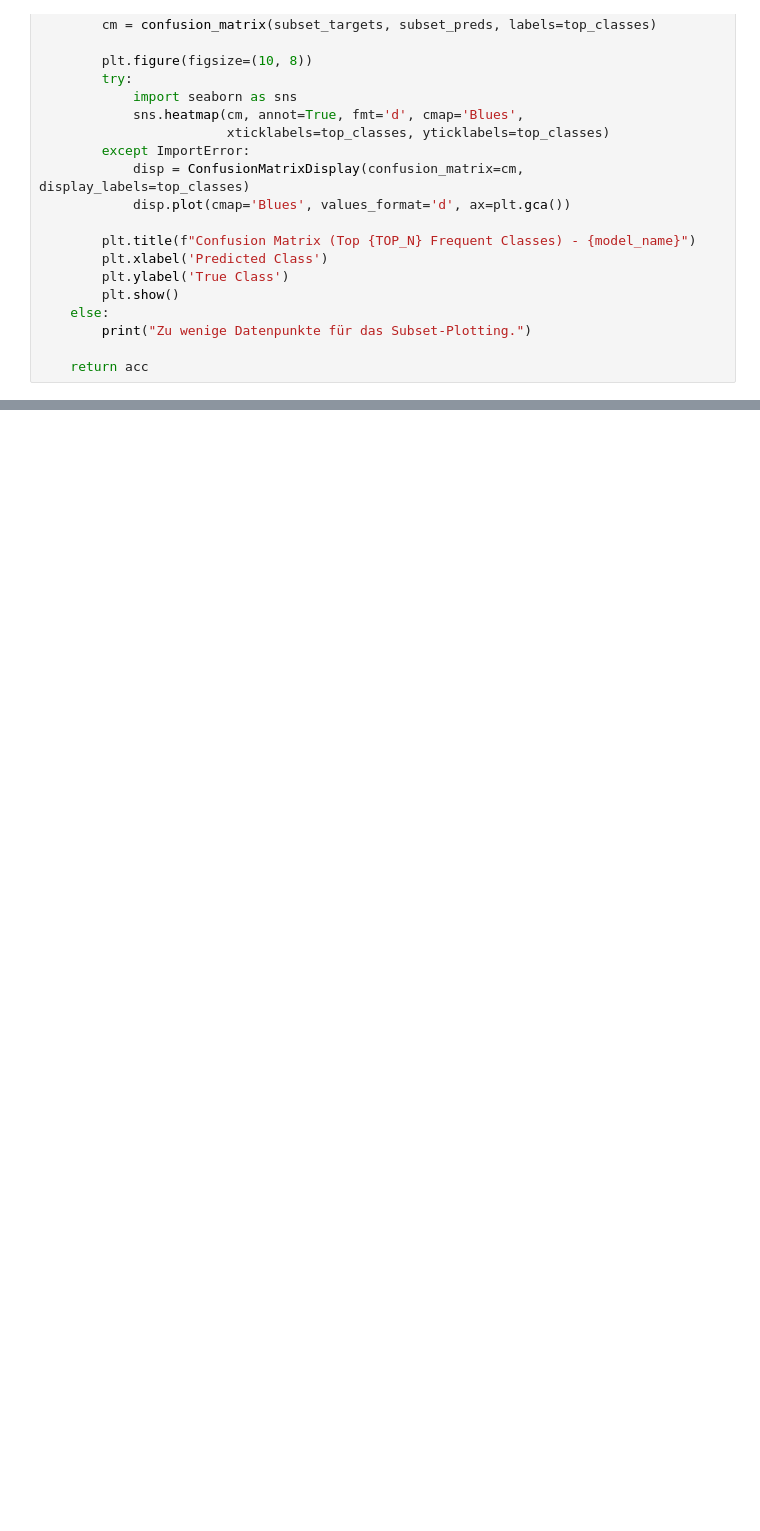
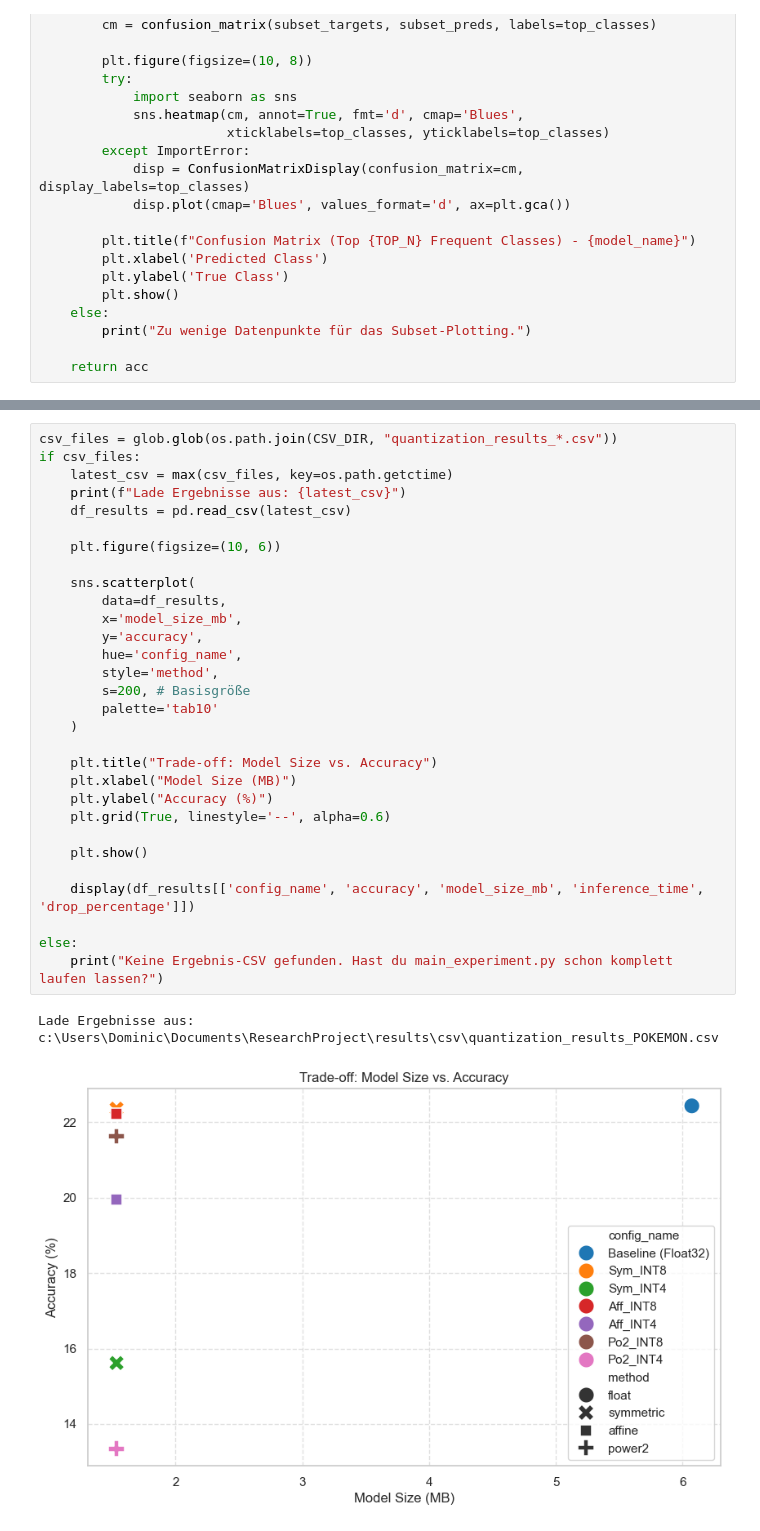
Before and after one commit to DomiTe/Forschungsprojekt, a Jupyter notebook: notebooks/03_quantization_visualization .ipynb, the cells around one changed output, grey strips where cells are left out. Saved outputs shown, nothing was run; the diff lists cells and outputs as text; blank space fills up the shorter version.

```diff
--- a/notebooks/03_quantization_visualization .ipynb
+++ b/notebooks/03_quantization_visualization .ipynb
@@ -256,0 +372,33 @@ flat_dequant = weights_dequant.view(-1).numpy()
+# %%
+csv_files = glob.glob(os.path.join(CSV_DIR, "quantization_results_*.csv"))
+if csv_files:
+    latest_csv = max(csv_files, key=os.path.getctime)
+    print(f"Lade Ergebnisse aus: {latest_csv}")
+    df_results = pd.read_csv(latest_csv)
+
+    plt.figure(figsize=(10, 6))
+
+    sns.scatterplot(
+        data=df_results,
+        x='model_size_mb',
+        y='accuracy',
+        hue='config_name',
+        style='method',
+        s=200, # Basisgröße
+        palette='tab10'
+    )
+
+    plt.title("Trade-off: Model Size vs. Accuracy")
+    plt.xlabel("Model Size (MB)")
+    plt.ylabel("Accuracy (%)")
+    plt.grid(True, linestyle='--', alpha=0.6)
+
+    plt.show()
+
+    display(df_results[['config_name', 'accuracy', 'model_size_mb', 'inference_time', 'drop_percentage']])
+
+else:
+    print("Keine Ergebnis-CSV gefunden. Hast du main_experiment.py schon komplett laufen lassen?")
+# %% [output]
+Lade Ergebnisse aus: c:\Users\Dominic\Documents\ResearchProject\results\csv\quantization_results_POKEMON.csv
+[figure, added]
```
Also changed, not shown: parts of 21 cells of this notebook, 17 other files.
